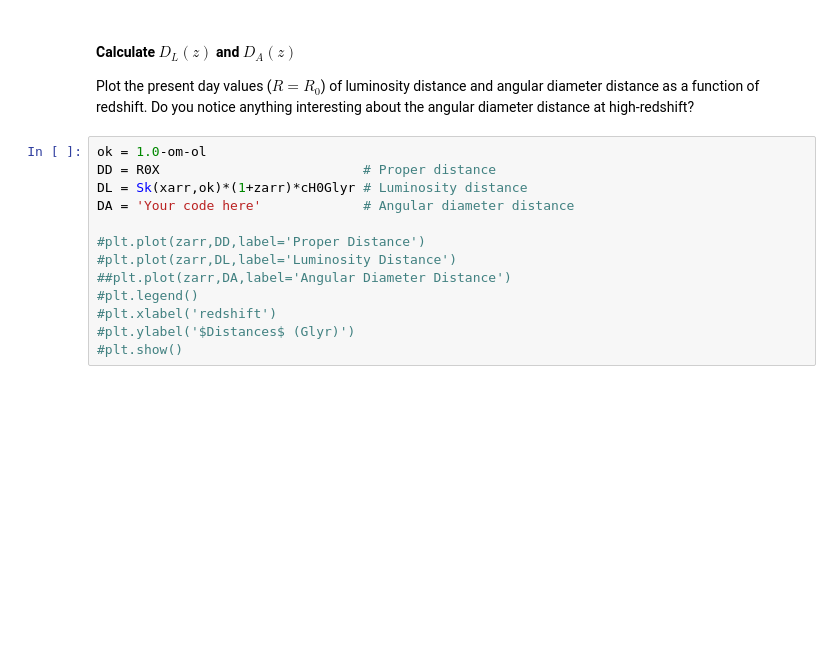
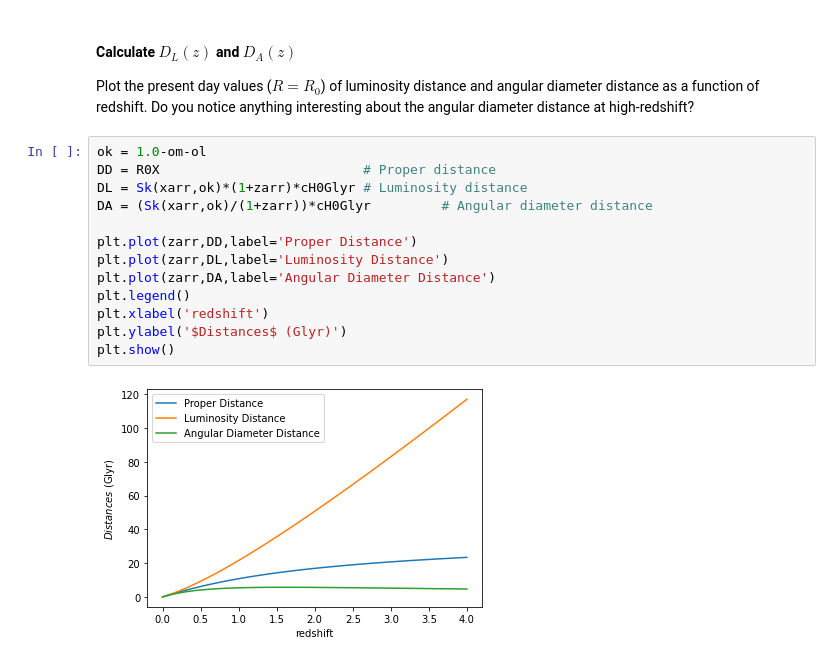
Before and after one commit to nicomii/cosmooo, a Jupyter notebook: Distances.ipynb, the cells around one changed output. Drawn from its saved outputs; the diff is of its cells as text; blank space fills up the shorter version.

```diff
--- a/Distances.ipynb
+++ b/Distances.ipynb
@@ -151,13 +155,15 @@ Plot the present day values ($R=R_0$) of luminosity distance and angular diamete
 # %%
 ok = 1.0-om-ol
 DD = R0X                          # Proper distance
 DL = Sk(xarr,ok)*(1+zarr)*cH0Glyr # Luminosity distance
-DA = 'Your code here'             # Angular diameter distance
+DA = (Sk(xarr,ok)/(1+zarr))*cH0Glyr         # Angular diameter distance
 
-#plt.plot(zarr,DD,label='Proper Distance')
-#plt.plot(zarr,DL,label='Luminosity Distance')
-##plt.plot(zarr,DA,label='Angular Diameter Distance')
-#plt.legend()
-#plt.xlabel('redshift')
-#plt.ylabel('$Distances$ (Glyr)')
-#plt.show()
+plt.plot(zarr,DD,label='Proper Distance')
+plt.plot(zarr,DL,label='Luminosity Distance')
+plt.plot(zarr,DA,label='Angular Diameter Distance')
+plt.legend()
+plt.xlabel('redshift')
+plt.ylabel('$Distances$ (Glyr)')
+plt.show()
+# %% [output]
+[figure, added]
```
Also changed, not shown: parts of 3 cells of this notebook.
